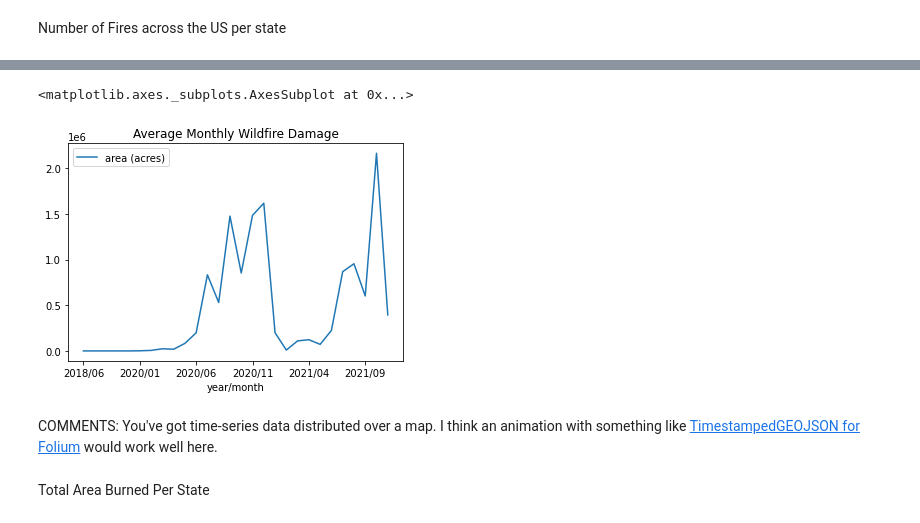
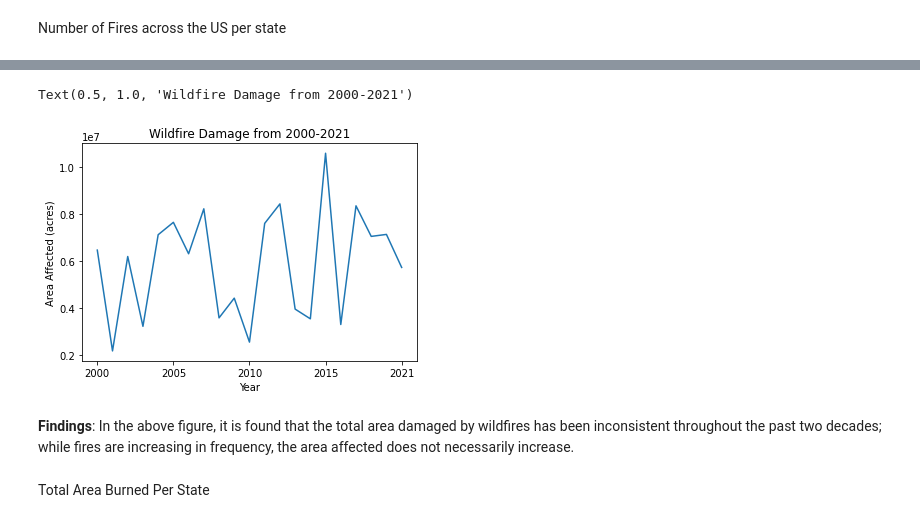
Before and after one commit to penfever/a-world-on-fire, a Jupyter notebook: 006_bd_proj_dennis.ipynb, the cells around one changed output, grey strips where cells are left out. Saved outputs shown, nothing was run; the diff lists cells and outputs as text; code cells hidden in the pictures.

Commit message:
Changed several visualizations, and added a summary of findings

```diff
--- a/006_bd_proj_dennis.ipynb
+++ b/006_bd_proj_dennis.ipynb
@@ -171 +201,3 @@ Acres Burned Across the US Per Year
+# %%
+oldOverall = oldPerimTime.groupBy("year").agg(sum('area(acres)').alias("area (acres)")).orderBy("year")
 # %%
@@ -174,11 +206,8 @@ perimData = spark.read.option("header",True) \
 .option("inferSchema", True) \
 .csv("WFIGS_-_Wildland_Fire_Perimeters_Full_History.csv")
 # %%
-#perimTime will be used to focus on the area damaged by wildfires, per state and overall
-#The dataset only shows signficant data from 2019 onwards, so analysis will be month by month.
-perimTime = perimData.select(substring(perimData["irwin_POOState"],4,6).alias("State Occurred"),
+#Data similar to columns found in oldPerimTime is cleaned and selected here.
+recentTime = perimData.select(substring(perimData["irwin_POOState"],4,6).alias("State Occurred"),
                              perimData["poly_Acres_AutoCalc"].alias("area(acres)"),
-                             substring(perimData['irwin_ContainmentDateTime'],0,4).alias("year"),
-                             substring(perimData['irwin_ContainmentDateTime'],6,2).alias("month"),
-                             substring(perimData['irwin_ContainmentDateTime'],0,7).alias("year/month"))
-perimTime = perimTime.filter(perimTime["year"].isNotNull())
+                             substring(perimData['irwin_ContainmentDateTime'],0,4).alias("year"))
+recentTime = recentTime.filter(recentTime["year"].isNotNull())
@@ -213,12 +214,3 @@ I also recommend getting away from default bar graphs. MPL has a [gallery](https
-# %%
-#Will work on the x-axis
-plt1 = overallAffected.toPandas()
-plt1.plot(
-    x="year/month",
-    y = "area (acres)",
-    title = "Average Monthly Wildfire Damage")
-# %% [output]
-<matplotlib.axes._subplots.AxesSubplot at 0x...>
-[figure, removed]
-# %% [markdown]
-COMMENTS: You've got time-series data distributed over a map. I think an animation with something like [TimestampedGEOJSON for Folium](https://python-visualization.github.io/folium/plugins.html) would work well here.
+# %%
+recentOverall = recentTime.groupBy("year").agg(sum('area(acres)').alias("area (acres)")).orderBy("year")
+recentOverall = recentOverall.filter((recentOverall["year"] == 2020) | (recentOverall["year"]  == 2021))
@@ -225,2 +219,18 @@ COMMENTS: You've got time-series data distributed over a map. I think an animati
+# %%
+combinedOverall = oldOverall.union(recentOverall)
+# %%
+yearMonth = combinedOverall.select("year").rdd.flatMap(lambda x: x).collect()
+areaDamage = combinedOverall.select("area (acres)").rdd.flatMap(lambda x: x).collect()
+ticks = [0,5,10,15,20]
+plt.plot(yearMonth,areaDamage)
+plt.xticks(ticks)
+plt.xlabel("Year")
+plt.ylabel("Area Affected (acres)")
+plt.title("Wildfire Damage from 2000-2021")
+# %% [output]
+Text(0.5, 1.0, 'Wildfire Damage from 2000-2021')
+[figure, added]
+# %% [markdown]
+**Findings**: In the above figure, it is found that the total area damaged by wildfires has been inconsistent throughout the past two decades; while fires are increasing in frequency, the area affected does not necessarily increase.
 # %% [markdown]
 Total Area Burned Per State
```
Also changed, not shown: parts of 41 cells of this notebook.
